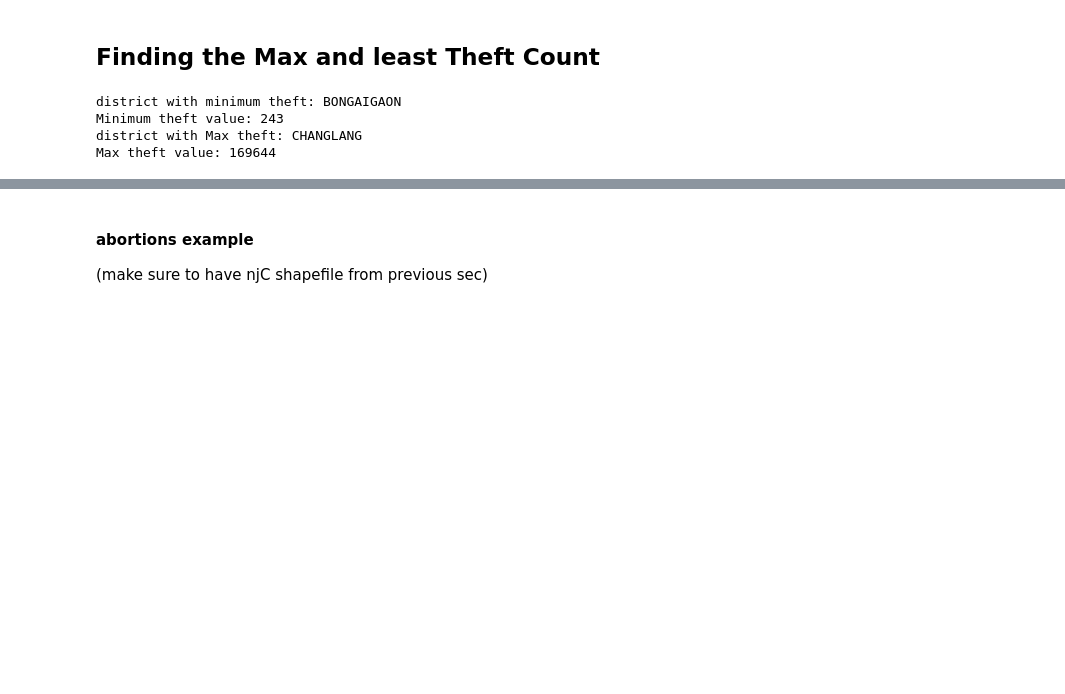
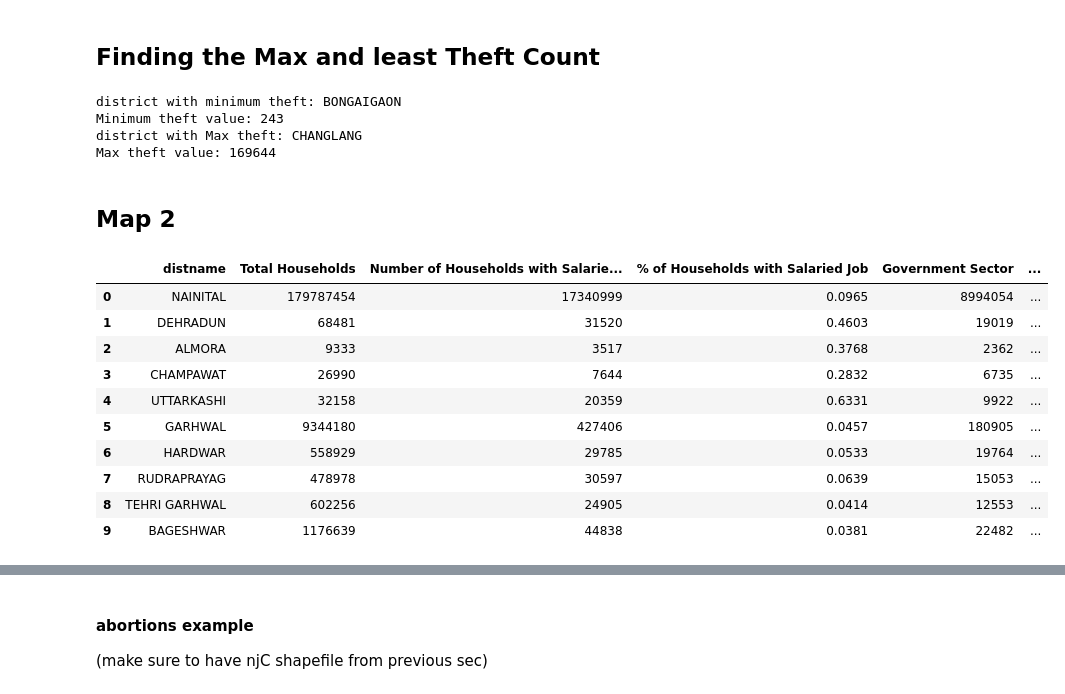
Before and after one commit to HarshGujarathi7/GISTEST, a Jupyter notebook: ps1.ipynb, the cells around one changed output, grey strips where cells are left out. Drawn from its saved outputs; the diff is of its cells as text; code cells hidden in the pictures; blank space fills up the shorter version.

```diff
--- a/ps1.ipynb
+++ b/ps1.ipynb
@@ -279,3 +267,25 @@ district with minimum theft: BONGAIGAON
 Minimum theft value: 243
 district with Max theft: CHANGLANG
 Max theft value: 169644
+# %% [markdown]
+## Map 2
+# %%
+income= pd.read_excel ('https://github.com/HarshGujarathi7/GISTEST/raw/main/Income_District_wise.xlsx')
+#cr1=zillow[['UPPER','Dec 2012']]
+income.rename(columns= {'DISTRICT' : 'distname'}, inplace=True)
+income['distname'] = india['distname'].str.upper()
+income.rename(columns= {'Number of Households Pay Income Tax or Professional Tax' : 'income_pay'}, inplace=True)
+#crime.rename(columns= {'STATE' : 'statename'}, inplace=True)
+income.head(10)
+# %% [output]
+|  | distname | Total Households | Number of Households with Salarie... | % of Households with Salaried Job | Government Sector | ... |
+| 0 | NAINITAL | 179787454 | 17340999 | 0.0965 | 8994054 | ... |
+| 1 | DEHRADUN | 68481 | 31520 | 0.4603 | 19019 | ... |
+| 2 | ALMORA | 9333 | 3517 | 0.3768 | 2362 | ... |
+| 3 | CHAMPAWAT | 26990 | 7644 | 0.2832 | 6735 | ... |
+| 4 | UTTARKASHI | 32158 | 20359 | 0.6331 | 9922 | ... |
+| 5 | GARHWAL | 9344180 | 427406 | 0.0457 | 180905 | ... |
+| 6 | HARDWAR | 558929 | 29785 | 0.0533 | 19764 | ... |
+| 7 | RUDRAPRAYAG | 478978 | 30597 | 0.0639 | 15053 | ... |
+| 8 | TEHRI GARHWAL | 602256 | 24905 | 0.0414 | 12553 | ... |
+| 9 | BAGESHWAR | 1176639 | 44838 | 0.0381 | 22482 | ... |
```
Also changed, not shown: parts of 7 cells of this notebook.
